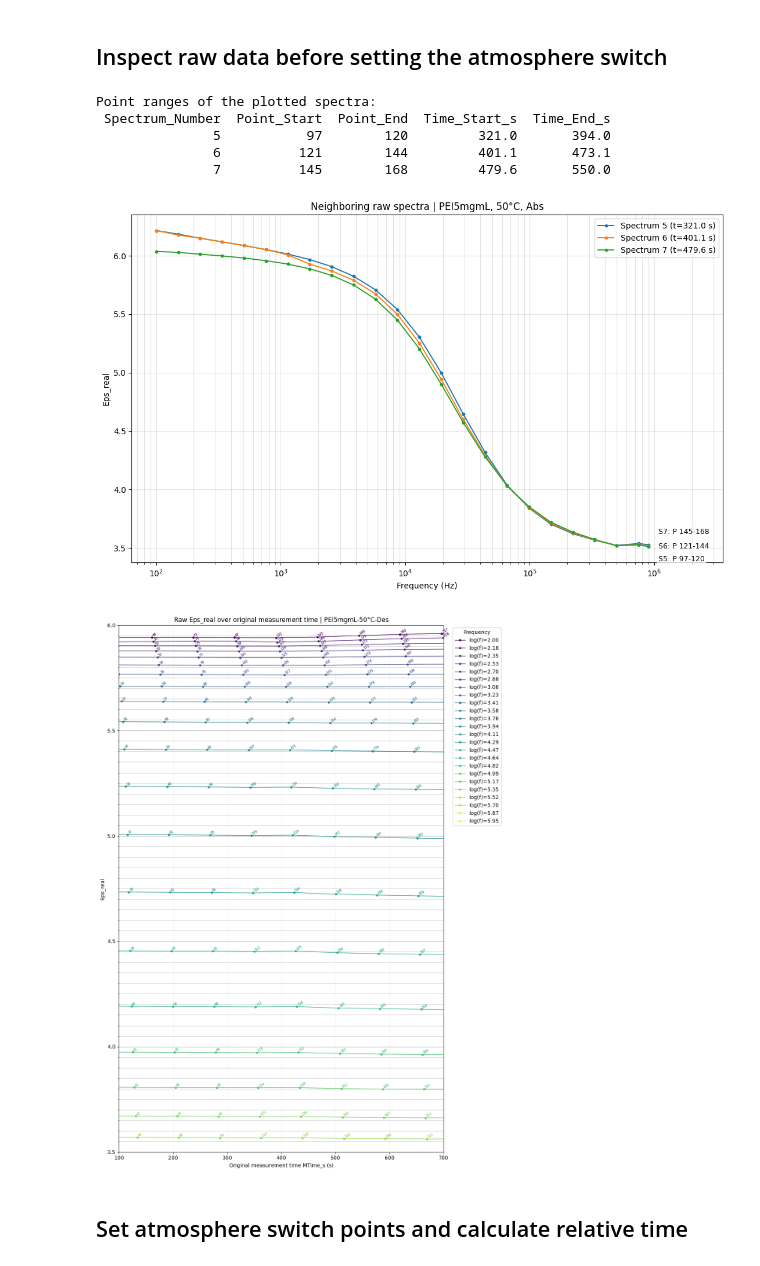
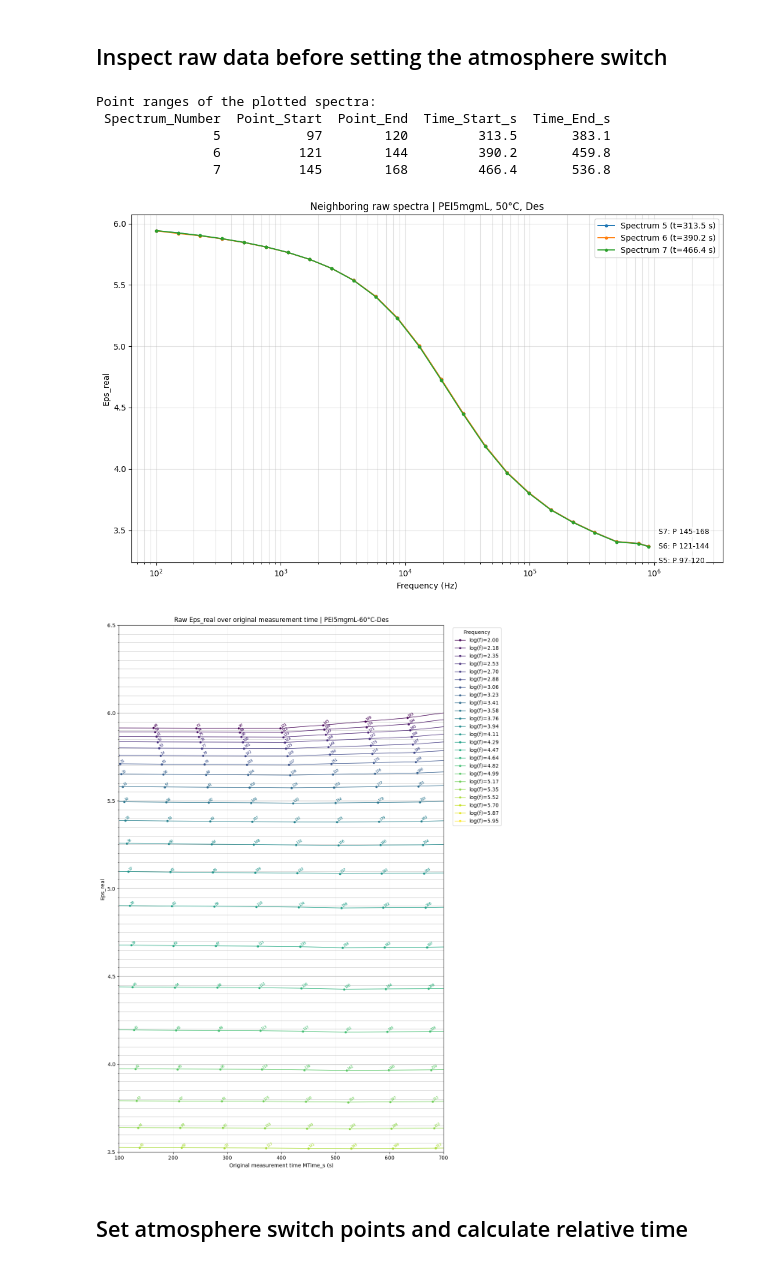
Before and after one commit to maxwolters02/bachelor-thesis, a Jupyter notebook: Code/read and plot.ipynb, the cells around one changed output. Cells and saved outputs as stored; diff of their text form; code cells hidden in the pictures.

```diff
--- a/Code/read and plot.ipynb
+++ b/Code/read and plot.ipynb
@@ -157,7 +157,7 @@ PEI5mgmL        90°C  Des         5850             122           7.68        99
 # %%
 material = "PEI5mgmL"
 temperature = "50°C"
-mode = "Abs"
+mode = "Des"
 y_col = "Eps_real"
 spectrum_numbers = [5, 6, 7]
 
@@ -239,13 +239,13 @@ plt.show()
 # %% [output]
 Point ranges of the plotted spectra:
  Spectrum_Number  Point_Start  Point_End  Time_Start_s  Time_End_s
-               5           97        120         321.0       394.0
-               6          121        144         401.1       473.1
-               7          145        168         479.6       550.0
+               5           97        120         313.5       383.1
+               6          121        144         390.2       459.8
+               7          145        168         466.4       536.8
-[figure, old version]
+[figure, new version]
 # %%
 material = "PEI5mgmL"
-temperature = "50°C"
+temperature = "60°C"
 mode = "Des"
 y_col = "Eps_real"
 x_col = "MTime_s"
@@ -255,7 +255,7 @@ xlim = None
 
 # visible_xlim and visible_ylim only control the displayed view.
 visible_xlim = (100, 700)
-visible_ylim = (3.5, 6)
+#visible_ylim = (3.5, 6.5)
 
 # Use None to plot every frequency. Use e.g. 14 for a cleaner logarithmic subset.
 max_frequencies_to_plot = None
@@ -320,34 +320,34 @@ for freq, color in zip(frequencies, colors):
         for _, row in label_df.iterrows():
             ax.text(
                 row[x_col],
                 row[y_col],
                 str(int(row[point_label_col])),
                 color=color,
                 fontsize=point_label_fontsize,
                 ha="left",
                 va="bottom",
                 rotation=30,
                 alpha=0.85,
             )
 
 ax.set_xlabel(f"Original measurement time {x_col} (s)")
 ax.set_ylabel(y_col)
 
 if visible_xlim is not None:
     ax.set_xlim(*visible_xlim)
 if visible_ylim is not None:
     ax.set_ylim(*visible_ylim)
 
 ax.set_title(f"Raw {y_col} over original measurement time | {material}-{temperature}-{mode}")
 ax.yaxis.set_minor_locator(AutoMinorLocator(10))
 ax.grid(True, axis="y", which="major", alpha=1.0, linewidth=0.9)
 ax.grid(True, axis="y", which="minor", alpha=1.0, linewidth=0.55)
 ax.grid(True, axis="x", which="major", alpha=0.2, linewidth=0.7)
 ax.legend(title="Frequency", bbox_to_anchor=(1.02, 1), loc="upper left")
 plt.tight_layout()
 plt.show()
 # %% [output]
-[figure, old version]
+[figure, new version]
 # %% [markdown]
 ## Set atmosphere switch points and calculate relative time
 # %%
```
Also changed, not shown: parts of 1 cell of this notebook, 51 other files.
